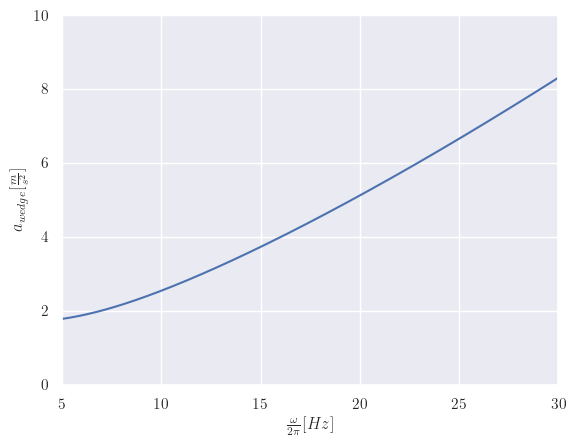
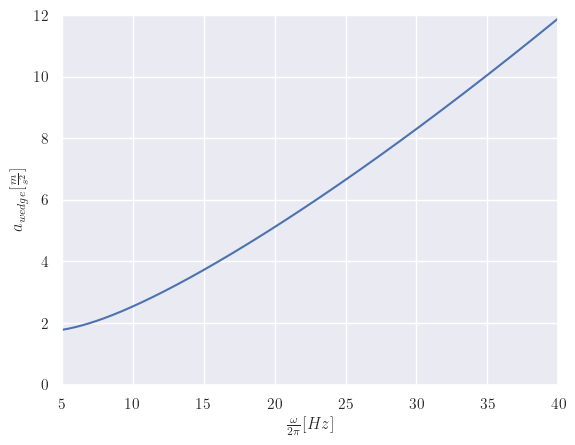
The notebook cell's code change between the first figure and the second:
--- before
+++ after
@@ -2,7 +2,7 @@
 
 plt.plot(frequencies, peak_accelaration)
-plt.xlim(5, 30)
+plt.xlim(5, 40)
 plt.xlabel(r"$\frac{\omega}{2\pi} [Hz]$")
-plt.ylim(0, 10)
+plt.ylim(0, 12)
 plt.ylabel(r"$a_{wedge} [\frac{m}{s^2}]$")
 

Commit: Long time no see. General commit.